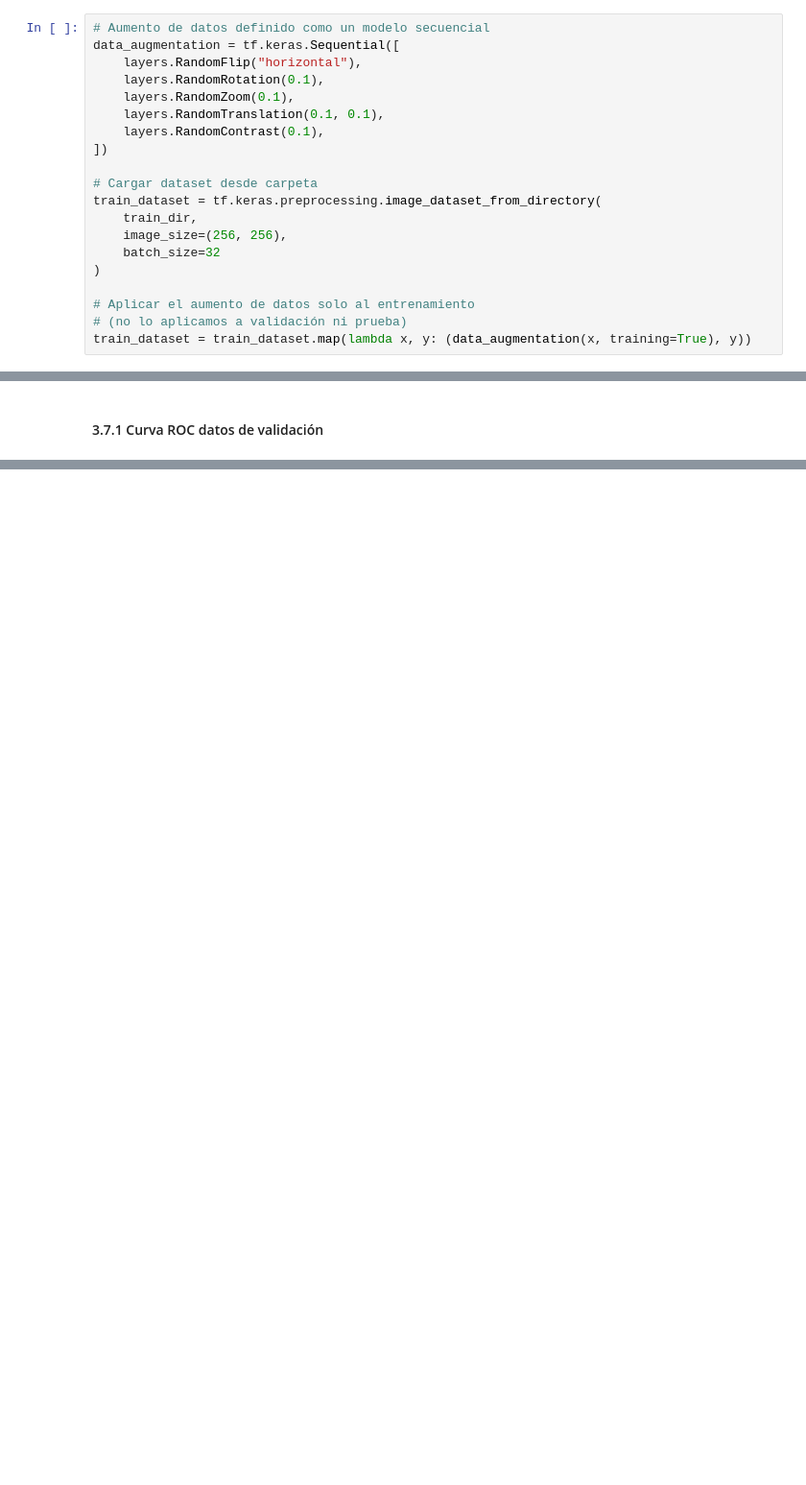
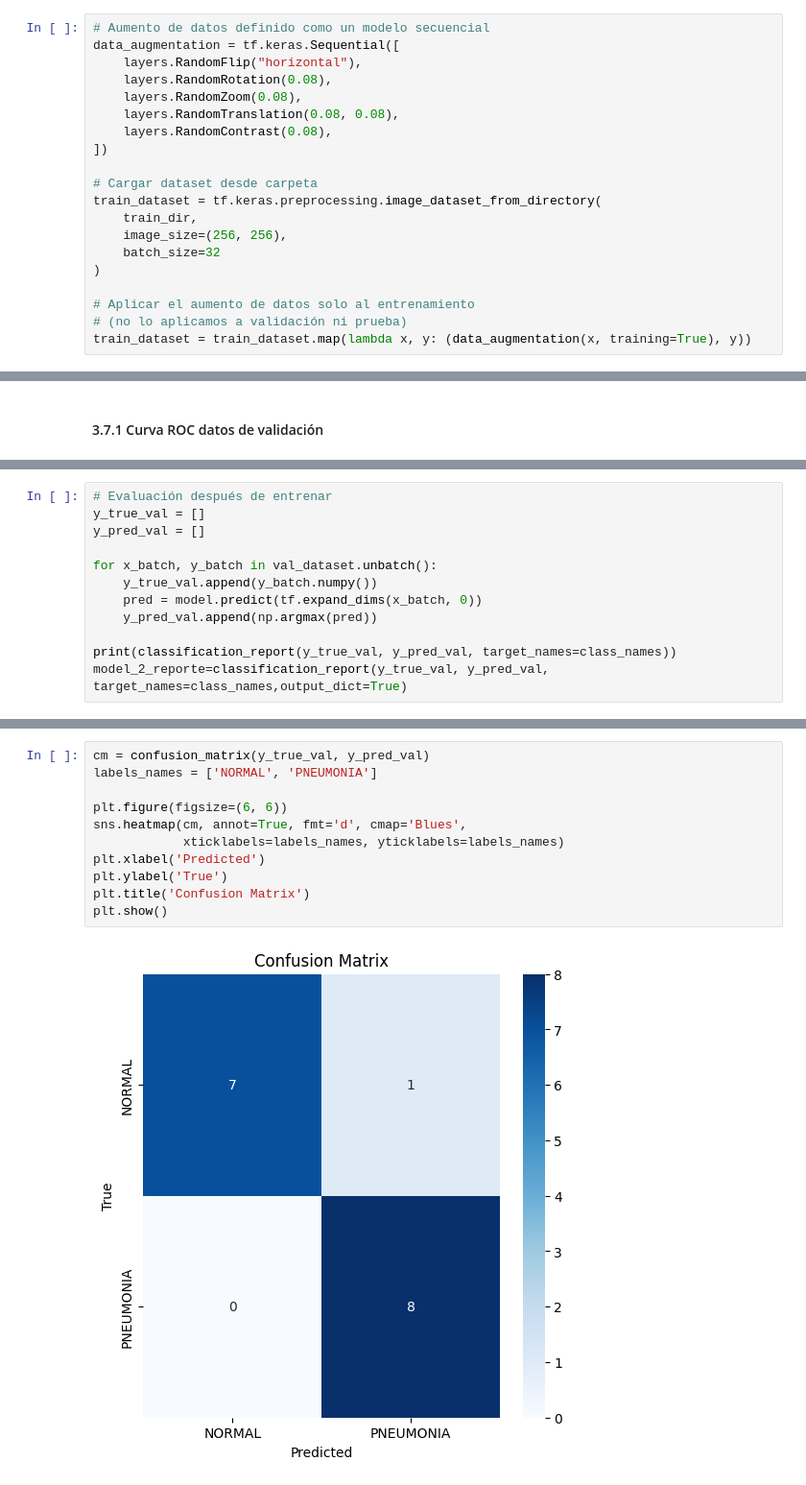
Before and after one commit to luisca990/CapstoneSamsung, a Jupyter notebook: AIRE_LCAS.ipynb, the cells around one changed output, grey strips where cells are left out. Shown at 96% size. Saved outputs shown, nothing was run; the diff lists cells and outputs as text; blank space fills up the shorter version.

```diff
--- a/AIRE_LCAS.ipynb
+++ b/AIRE_LCAS.ipynb
@@ -212,10 +219,10 @@ Se logra evidenciar un desbalanceo del tamaño por cada categoría, en los conju
 # Aumento de datos definido como un modelo secuencial
 data_augmentation = tf.keras.Sequential([
     layers.RandomFlip("horizontal"),
-    layers.RandomRotation(0.1),
-    layers.RandomZoom(0.1),
-    layers.RandomTranslation(0.1, 0.1),
-    layers.RandomContrast(0.1),
+    layers.RandomRotation(0.08),
+    layers.RandomZoom(0.08),
+    layers.RandomTranslation(0.08, 0.08),
+    layers.RandomContrast(0.08),
 ])
 
 # Cargar dataset desde carpeta
@@ -542,0 +727,12 @@ plt.show()
+# %%
+# Evaluación después de entrenar
+y_true_val = []
+y_pred_val = []
+
+for x_batch, y_batch in val_dataset.unbatch():
+    y_true_val.append(y_batch.numpy())
+    pred = model.predict(tf.expand_dims(x_batch, 0))
+    y_pred_val.append(np.argmax(pred))
+
+print(classification_report(y_true_val, y_pred_val, target_names=class_names))
+model_2_reporte=classification_report(y_true_val, y_pred_val, target_names=class_names,output_dict=True)
@@ -542,0 +757,13 @@ plt.show()
+# %%
+cm = confusion_matrix(y_true_val, y_pred_val)
+labels_names = ['NORMAL', 'PNEUMONIA']
+
+plt.figure(figsize=(6, 6))
+sns.heatmap(cm, annot=True, fmt='d', cmap='Blues',
+            xticklabels=labels_names, yticklabels=labels_names)
+plt.xlabel('Predicted')
+plt.ylabel('True')
+plt.title('Confusion Matrix')
+plt.show()
+# %% [output]
+[figure, added]
```
Also changed, not shown: parts of 17 cells of this notebook.
